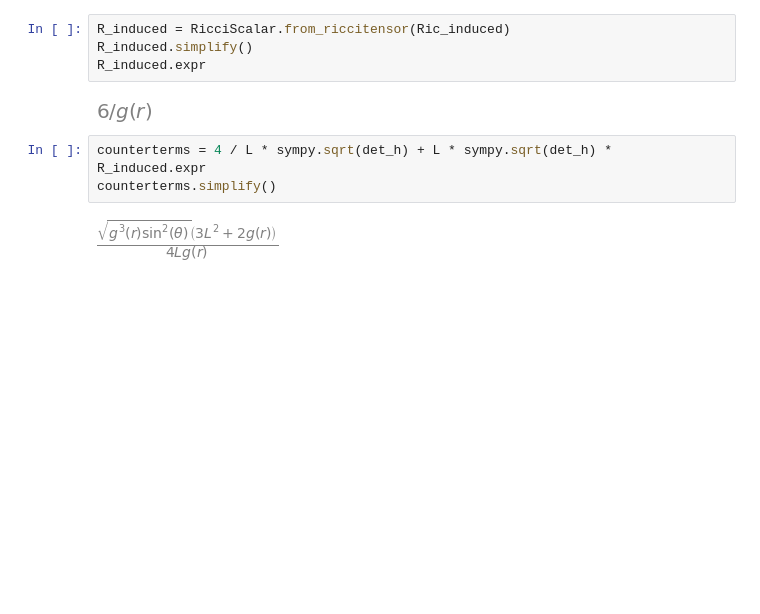
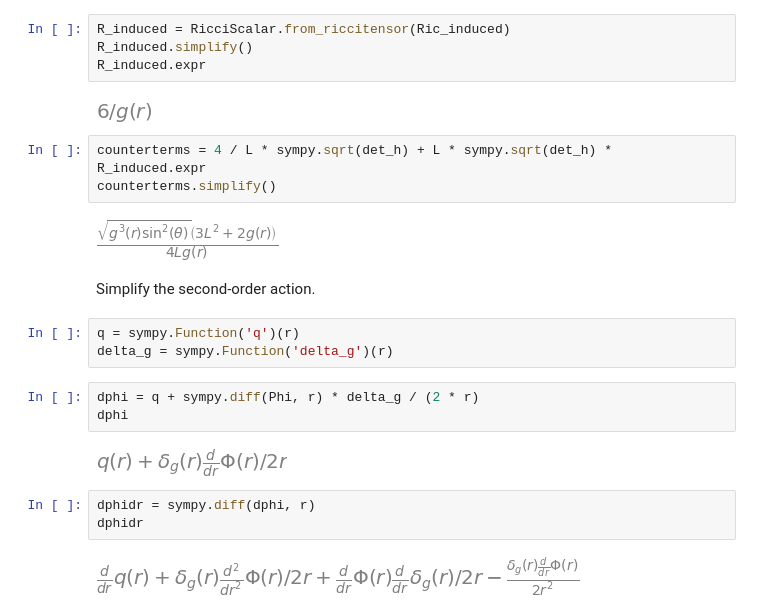
Before and after one commit to jchryssanthacopoulos/wormholes, a Jupyter notebook: einstein_maxwell_ads4_scalar_perturb.ipynb, the cells around one changed output. Cells and saved outputs as stored; diff of their text form; blank space fills up the shorter version.

```diff
--- a/einstein_maxwell_ads4_scalar_perturb.ipynb
+++ b/einstein_maxwell_ads4_scalar_perturb.ipynb
@@ -270,3 +293,18 @@ counterterms = 4 / L * sympy.sqrt(det_h) + L * sympy.sqrt(det_h) * R_induced.exp
 counterterms.simplify()
 # %% [output]
 [figure]
+# %% [markdown]
+Simplify the second-order action.
+# %%
+q = sympy.Function('q')(r)
+delta_g = sympy.Function('delta_g')(r)
+# %%
+dphi = q + sympy.diff(Phi, r) * delta_g / (2 * r)
+dphi
+# %% [output]
+[figure, added]
+# %%
+dphidr = sympy.diff(dphi, r)
+dphidr
+# %% [output]
+[figure, added]
```
Also changed, not shown: parts of 19 cells of this notebook, 1 other file.
